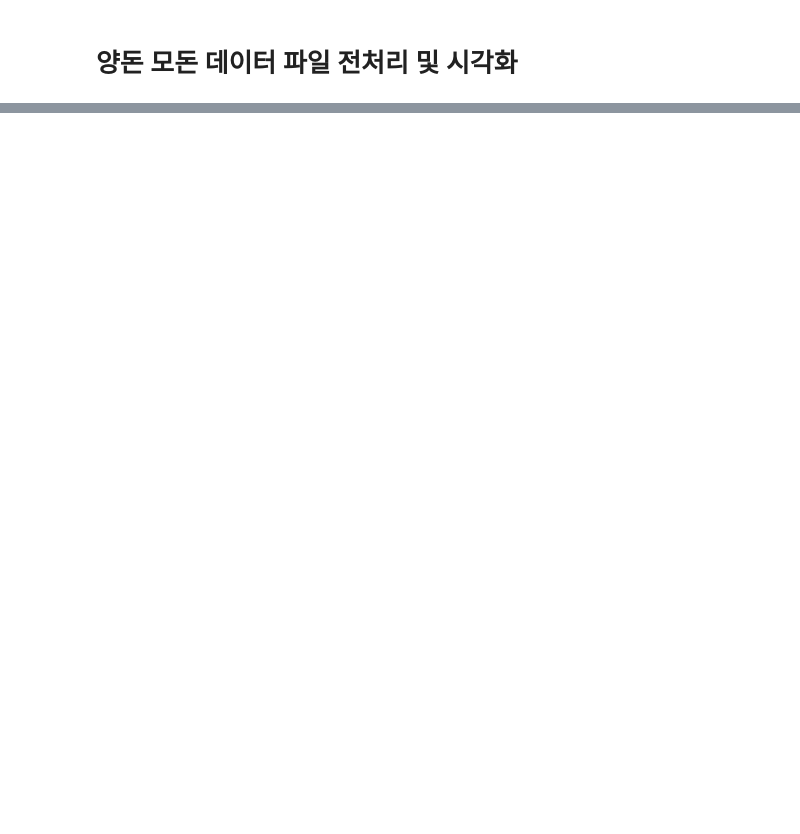
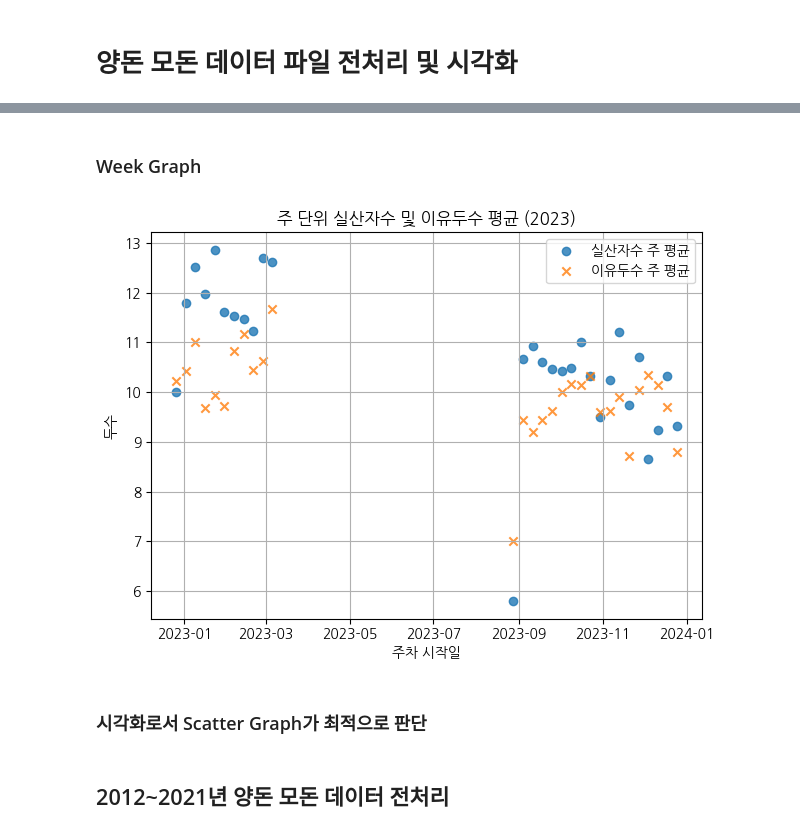
Before and after one commit to leesh0806/pig-management, a Jupyter notebook: src/pig_analyze_momdata.ipynb, the cells around one changed output, grey strips where cells are left out. Cells and saved outputs as stored; diff of their text form; code cells hidden in the pictures; blank space fills up the shorter version.

```diff
--- a/src/pig_analyze_momdata.ipynb
+++ b/src/pig_analyze_momdata.ipynb
@@ -71,0 +176,22 @@ plot_grouped_data(by_season_sorted, '계절', ['실산자수', '이유두수'],
+# %% [markdown]
+### Week Graph
+# %%
+# 시각화
+plt.figure()
+
+plt.scatter(weekly_avg['주차'], weekly_avg['실산자수'], label='실산자수 주 평균', marker='o', alpha=0.8)
+plt.scatter(weekly_avg['주차'], weekly_avg['이유두수'], label='이유두수 주 평균', marker='x', alpha=0.8)
+
+plt.title('주 단위 실산자수 및 이유두수 평균 (2023)')
+plt.xlabel('주차 시작일')
+plt.ylabel('두수')
+plt.legend()
+plt.grid(True)
+plt.tight_layout()
+plt.show()
+# %% [output]
+[figure, added]
+# %% [markdown]
+### 시각화로서 Scatter Graph가 최적으로 판단
+# %% [markdown]
+## 2012~2021년 양돈 모돈 데이터 전처리
```
Also changed, not shown: parts of 36 cells of this notebook.
